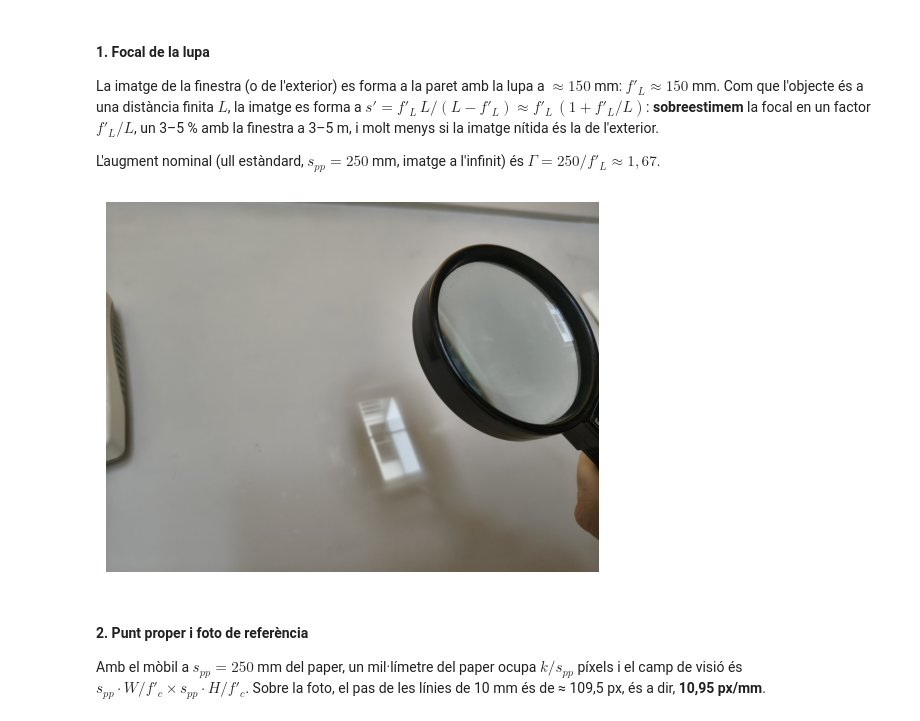
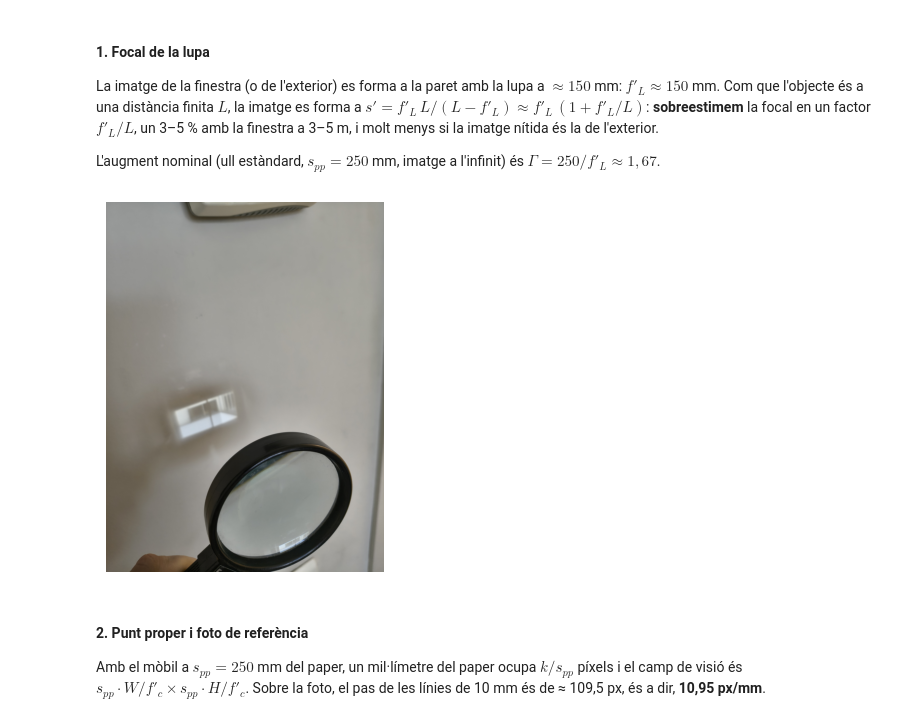
Before and after one commit to opticaUB/Avaluacio_Continuada, a Jupyter notebook: 1. Optica_Geometrica/2026_tardor/Exercici_AC1_2026_tardor_Lupa.ipynb, the cells around one changed output. Drawn from its saved outputs; the diff is of its cells as text; code cells hidden in the pictures.

```diff
--- a/1. Optica_Geometrica/2026_tardor/Exercici_AC1_2026_tardor_Lupa.ipynb
+++ b/1. Optica_Geometrica/2026_tardor/Exercici_AC1_2026_tardor_Lupa.ipynb
@@ -190,6 +193,24 @@ Totes les longituds en mm. Fotos preses amb un Motorola edge 60 pro (EXIF: $f'_c
 import numpy as np
 import matplotlib.pyplot as plt
 from PIL import Image, ImageOps
+import io, os, urllib.request
+from functools import lru_cache
+
+# Les fotos de l'experiència es llegeixen del repositori de GitHub, així el quadern corre a Colab
+# sense haver de pujar res. Si la foto és a la mateixa carpeta que el quadern, es fa servir la còpia local.
+URL_FOTOS = "https://raw.githubusercontent.com/opticaUB/Avaluacio_Continuada/main/1.%20Optica_Geometrica/2026_tardor/"
+
+@lru_cache(maxsize=None)
+def _llegeix(fitxer):
+    if os.path.exists(fitxer):
+        with open(fitxer, "rb") as f:
+            return f.read()
+    with urllib.request.urlopen(URL_FOTOS + fitxer) as r:
+        return r.read()
+
+def foto(fitxer):
+    """Obre una foto de l'experiència (local o de GitHub) amb l'orientació EXIF aplicada."""
+    return ImageOps.exif_transpose(Image.open(io.BytesIO(_llegeix(fitxer))))
 
 # --- Dades de l'experiència (mm) ---
 f_L  = 150.0    # focal de la lupa (imatge de la finestra sobre la paret)
@@ -222,11 +243,10 @@ La imatge de la finestra (o de l'exterior) es forma a la paret amb la lupa a $\a
 
 L'augment nominal (ull estàndard, $s_{pp} = 250$ mm, imatge a l'infinit) és $\Gamma = 250/f'_L \approx 1{,}67$.
 # %%
-im = Image.open("estimacio-focal-lupa.jpg")
-plt.imshow(im); ax.set_title(nom, fontsize=10); ax.axis("off")
-plt.axis('off');
+plt.imshow(foto("estimacio-focal-lupa.jpg"))
+plt.axis("off");
 # %% [output]
-[figure, old version]
+[figure, new version]
 # %% [markdown]
 #### 2. Punt proper i foto de referència
 
```
Also changed, not shown: parts of 4 cells of this notebook.
